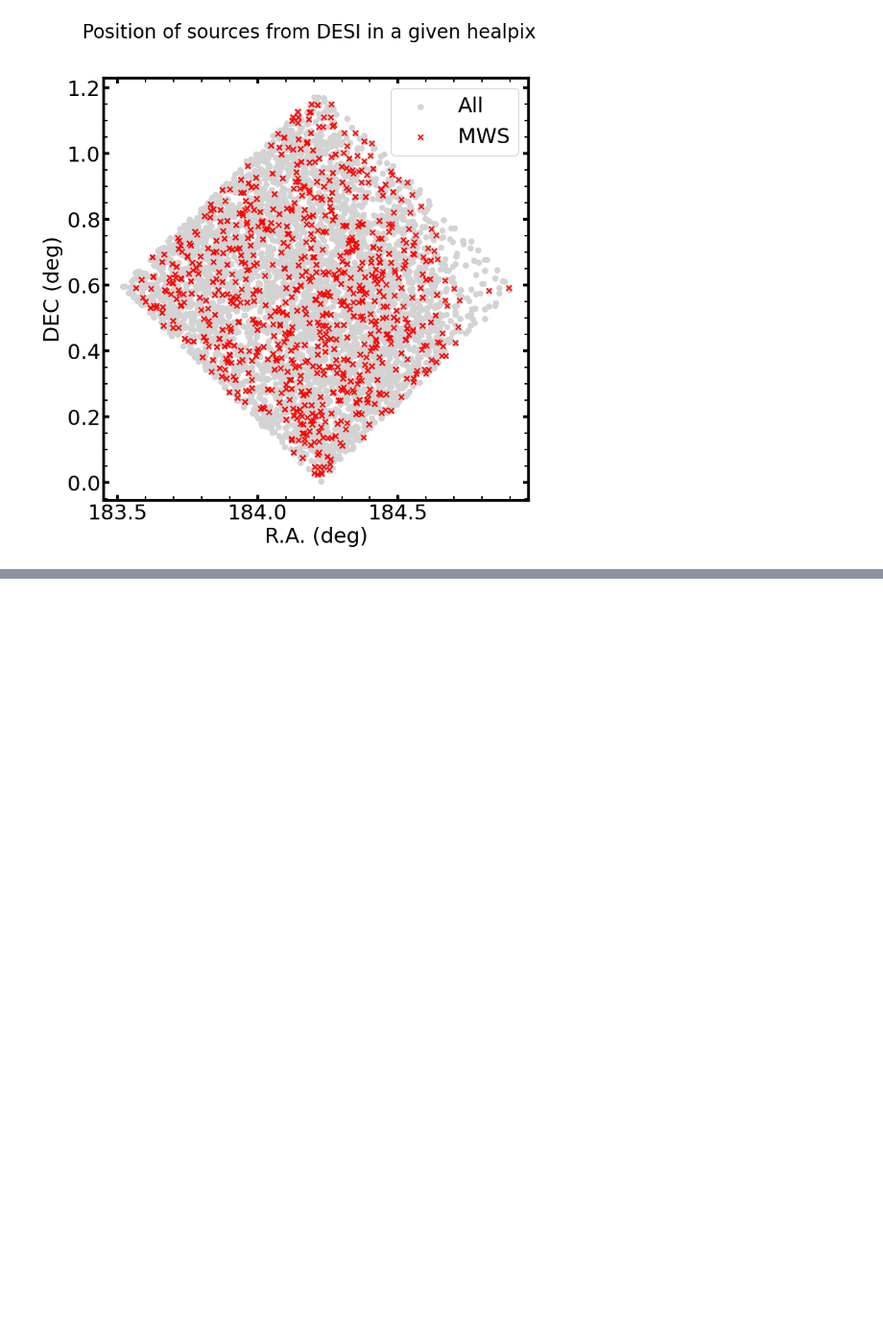
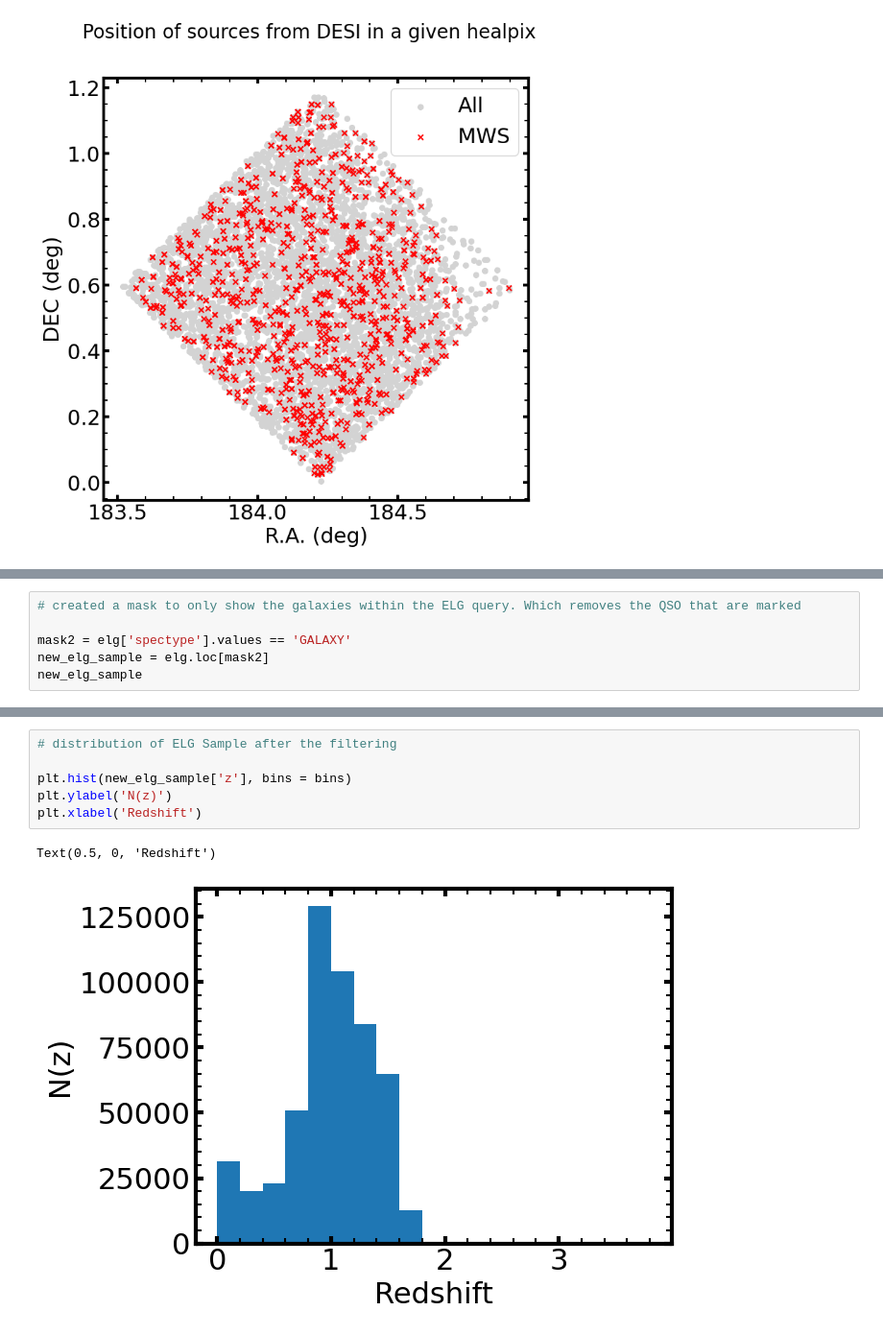
Before and after one commit to emcarthur123/QSL-ML, a Jupyter notebook: DESI_edr.ipynb, the cells around one changed output, grey strips where cells are left out. Shown at 96% size. Saved outputs shown, nothing was run; the diff lists cells and outputs as text; blank space fills up the shorter version.

Commit message:
Copies the Elg and QSO filtering from my datalab notebook. Next i need to add in the steps to extract the spectra, by copying it also from the datalab notebook

```diff
--- a/DESI_edr.ipynb
+++ b/DESI_edr.ipynb
@@ -276,0 +336,6 @@ plt.legend()
+# %%
+# created a mask to only show the galaxies within the ELG query. Which removes the QSO that are marked
+
+mask2 = elg['spectype'].values == 'GALAXY'
+new_elg_sample = elg.loc[mask2]
+new_elg_sample
@@ -276,0 +356,9 @@ plt.legend()
+# %%
+# distribution of ELG Sample after the filtering
+
+plt.hist(new_elg_sample['z'], bins = bins)
+plt.ylabel('N(z)')
+plt.xlabel('Redshift')
+# %% [output]
+Text(0.5, 0, 'Redshift')
+[figure, added]
```
Also changed, not shown: parts of 13 cells of this notebook.
